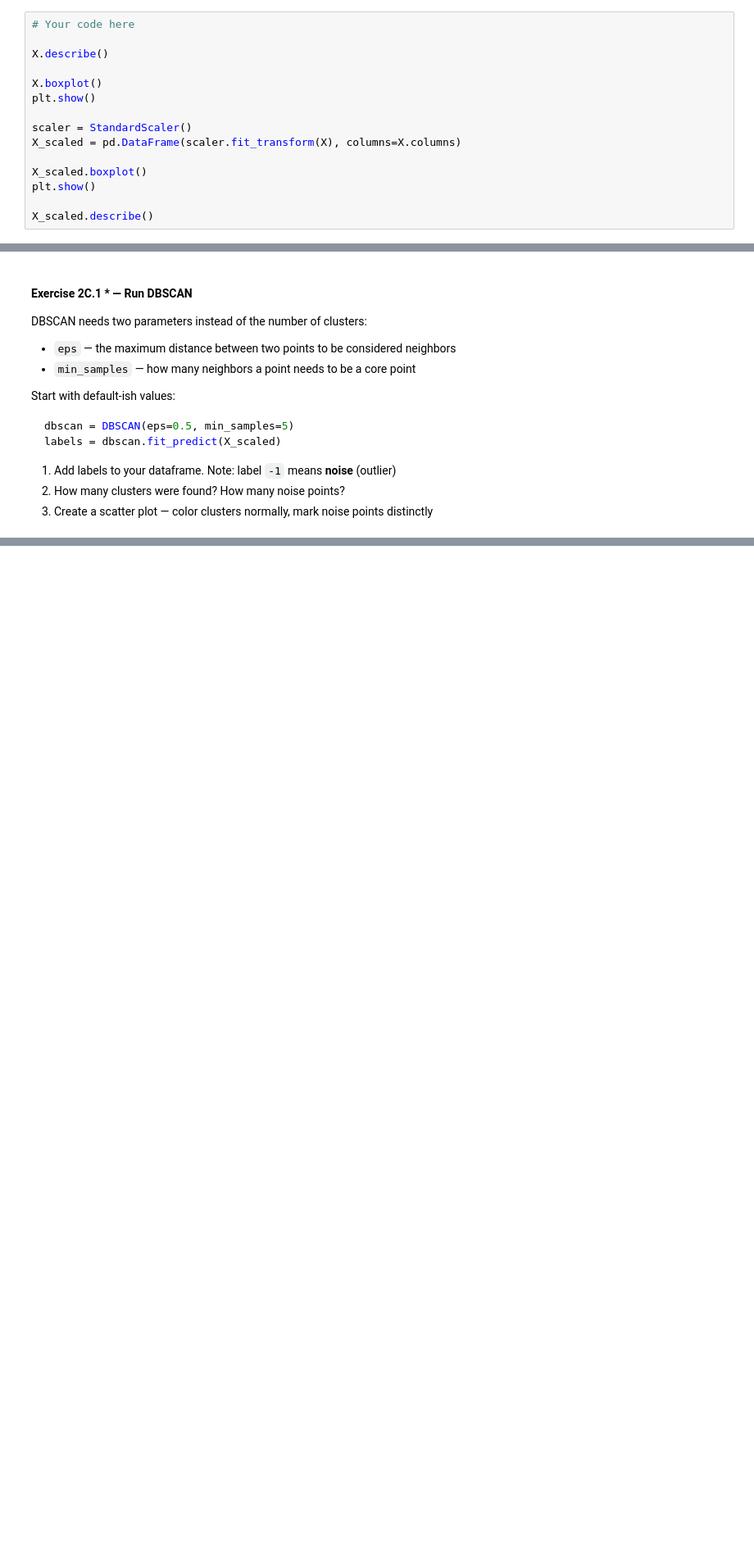
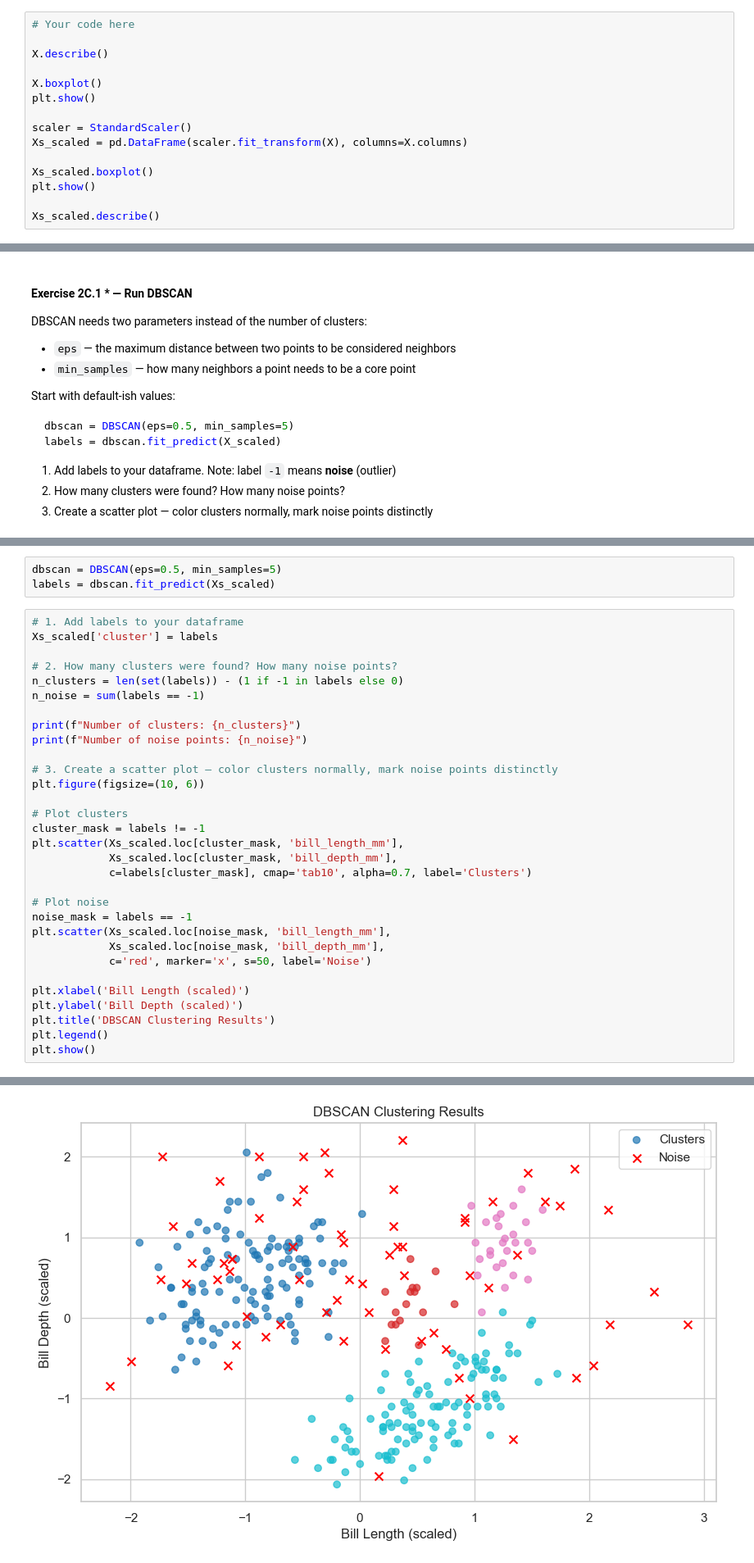
Before and after one commit to NootNoot583/Workshop-UML, a Jupyter notebook: unsupervised_ml_workshop.ipynb, the cells around one changed output, grey strips where cells are left out. Shown at 82% size. Cells and saved outputs as stored; diff of their text form; blank space fills up the shorter version.

Commit message:
Complete expiriment: DBSCAN

```diff
--- a/unsupervised_ml_workshop.ipynb
+++ b/unsupervised_ml_workshop.ipynb
@@ -163,12 +163,12 @@ X.boxplot()
 plt.show()
 
 scaler = StandardScaler()
-X_scaled = pd.DataFrame(scaler.fit_transform(X), columns=X.columns)
+Xs_scaled = pd.DataFrame(scaler.fit_transform(X), columns=X.columns)
 
-X_scaled.boxplot()
+Xs_scaled.boxplot()
 plt.show()
 
-X_scaled.describe()
+Xs_scaled.describe()
 # %% [output]
 [figure]
 [figure]
@@ -419,0 +418,35 @@ labels = dbscan.fit_predict(X_scaled)
+# %%
+dbscan = DBSCAN(eps=0.5, min_samples=5)
+labels = dbscan.fit_predict(Xs_scaled)
+# %%
+# 1. Add labels to your dataframe
+Xs_scaled['cluster'] = labels
+
+# 2. How many clusters were found? How many noise points?
+n_clusters = len(set(labels)) - (1 if -1 in labels else 0)
+n_noise = sum(labels == -1)
+
+print(f"Number of clusters: {n_clusters}")
+print(f"Number of noise points: {n_noise}")
+
+# 3. Create a scatter plot — color clusters normally, mark noise points distinctly
+plt.figure(figsize=(10, 6))
+
+# Plot clusters
+cluster_mask = labels != -1
+plt.scatter(Xs_scaled.loc[cluster_mask, 'bill_length_mm'],
+            Xs_scaled.loc[cluster_mask, 'bill_depth_mm'],
+            c=labels[cluster_mask], cmap='tab10', alpha=0.7, label='Clusters')
+
+# Plot noise
+noise_mask = labels == -1
+plt.scatter(Xs_scaled.loc[noise_mask, 'bill_length_mm'],
+            Xs_scaled.loc[noise_mask, 'bill_depth_mm'],
+            c='red', marker='x', s=50, label='Noise')
+
+plt.xlabel('Bill Length (scaled)')
+plt.ylabel('Bill Depth (scaled)')
+plt.title('DBSCAN Clustering Results')
+plt.legend()
+plt.show()
+# %% [output]
@@ -420,3 +455,4 @@ labels = dbscan.fit_predict(X_scaled)
+[figure, added]
 # %% [markdown]
 #### Exercise 2C.2 ** — Tuning eps with a k-distance plot
 
```
Also changed, not shown: parts of 10 cells of this notebook.
